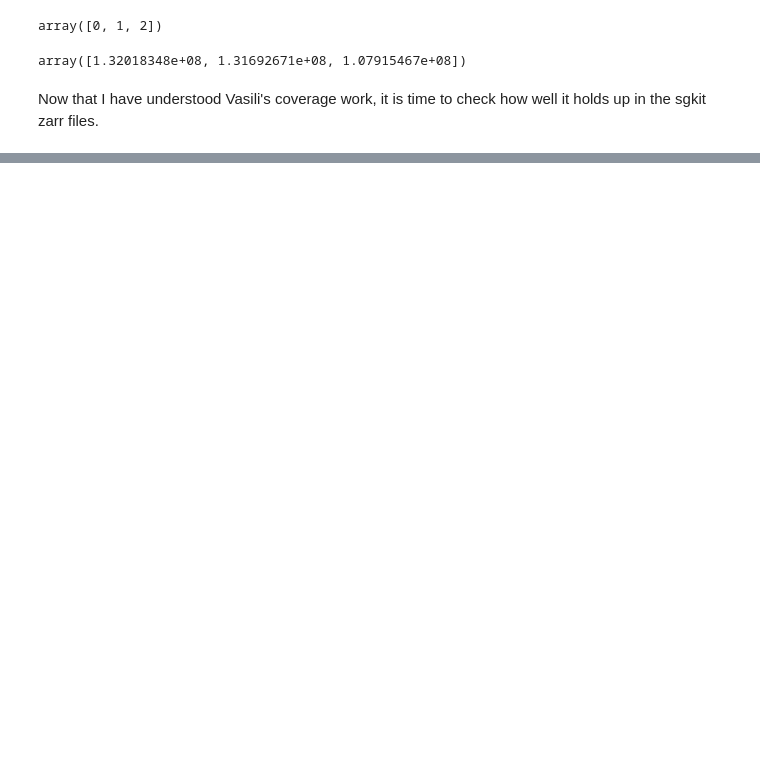
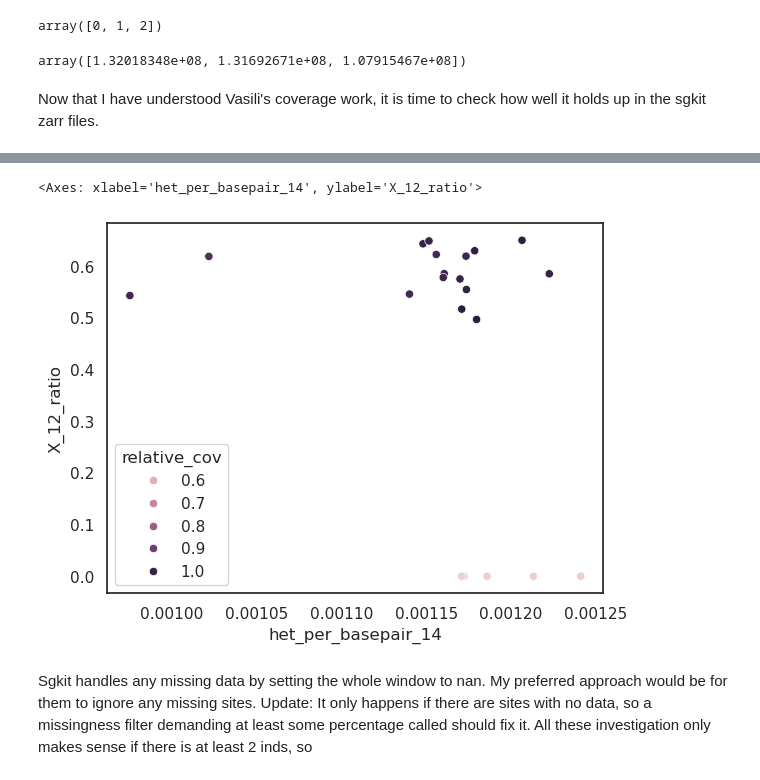
Before and after one commit to erikfogh/selection_primates, a Jupyter notebook: notebooks/pilot03_diversity_checks_gorilla.ipynb, the cells around one changed output, grey strips where cells are left out. Drawn from its saved outputs; the diff is of its cells as text; code cells hidden in the pictures; blank space fills up the shorter version.

Commit message:
Window pilot

```diff
--- a/notebooks/pilot03_diversity_checks_gorilla.ipynb
+++ b/notebooks/pilot03_diversity_checks_gorilla.ipynb
@@ -116,3 +88,7 @@ array(['PD_0180', 'PD_0181', 'PD_0182', 'PD_0183', 'PD_0184', 'PD_0185',
+# %%
+# You have to be very aware of dimensions, as contigs and variants aren't linked as standard.
+# So if you want to subset to specific contig(s) to analyze variants, do this:
+ds_X = ds.set_index(variants=("variant_contig", "variant_position")).sel(variant_contig=(23))
 # %%
 ds_X.contig_length.values
 # %% [output]
@@ -324,0 +277,11 @@ Window, calculate diversity with unique (single) sample_cohorts, subset for cont
+# %%
+df = pd.DataFrame()
+ds_i = ds.set_index(variants=("variant_contig", "variant_position"))
+for c in [13, 14, 15, 23]:
+    ds_s = ds_i.sel(variant_contig=(c))
+    ds_s = ds_s.sel(contigs=(c))
+    ds_s = sg.individual_heterozygosity(ds_s)
+    total_het = ds_s["call_heterozygosity"].sum(axis=0).values
+    df["contig_{}_total_het".format(c)] = total_het
+    df["het_per_basepair_{}".format(c)] = total_het/int(ds_s["contig_length"].values)
+    df["het_per_called_site_{}".format(c)] = total_het/len(ds_s["call_heterozygosity"])
@@ -324,0 +308,11 @@ Window, calculate diversity with unique (single) sample_cohorts, subset for cont
+# %%
+df = pd.DataFrame()
+for c in [13, 14, 15, 23]:
+    ds_s = ds_i.sel(variant_contig=(c))
+    ds_s = ds_s.sel(contigs=(c))
+    ds_s = ds_s.sel(variant_position=slice(12039749, None))
+    ds_s = sg.individual_heterozygosity(ds_s)
+    total_het = ds_s["call_heterozygosity"].sum(axis=0).values
+    df["contig_{}_total_het".format(c)] = total_het
+    df["het_per_basepair_{}".format(c)] = total_het/int(ds_s["contig_length"].values)
+    df["het_per_called_site_{}".format(c)] = total_het/len(ds_s["call_heterozygosity"])
@@ -324,0 +366,12 @@ Window, calculate diversity with unique (single) sample_cohorts, subset for cont
+# %%
+df["X_12_ratio"] = df["het_per_basepair_23"]/df["het_per_basepair_13"]
+df["ID"] = ds_s.sample_id.values
+df["relative_cov"] = df.ID.map(dict(zip(x_cov_determination.ID, x_cov_determination.relative_cov)))
+sns.scatterplot(df, y="X_12_ratio", x="het_per_basepair_14", hue="relative_cov")
+# %% [output]
+<Axes: xlabel='het_per_basepair_14', ylabel='X_12_ratio'>
+[figure, added]
+# %% [markdown]
+Sgkit handles any missing data by setting the whole window to nan.
+My preferred approach would be for them to ignore any missing sites.
+Update: It only happens if there are sites with no data, so a missingness filter demanding at least some percentage called should fix it. All these investigation only makes sense if there is at least 2 inds, so
```
Also changed, not shown: parts of 44 cells of this notebook, 1 other file.
